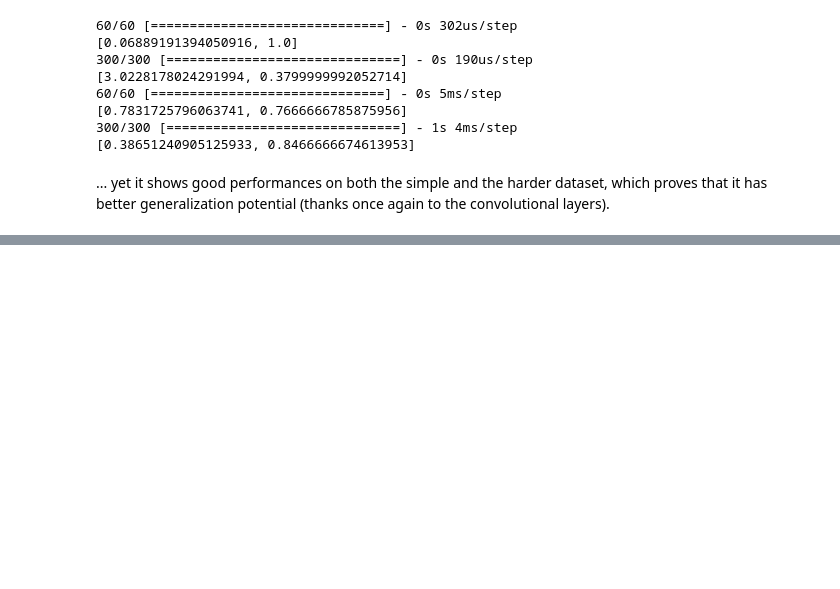
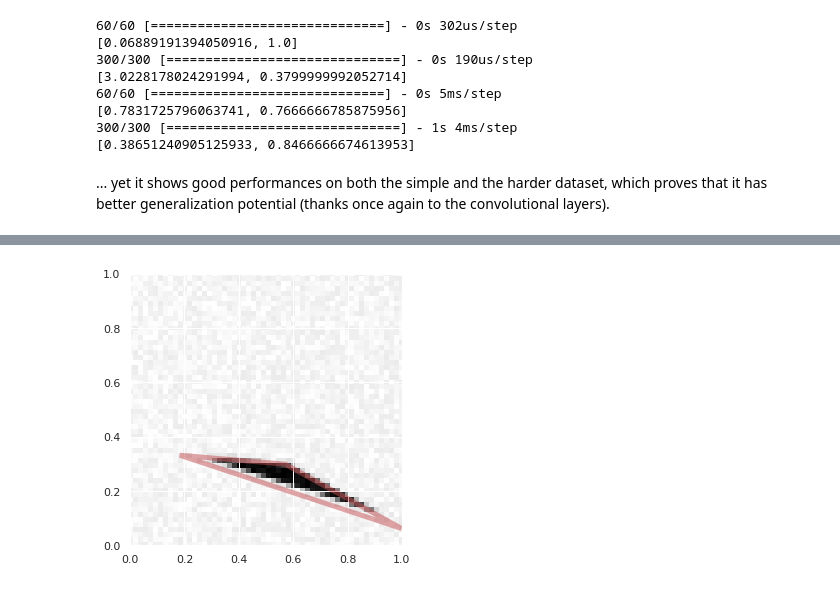
Before and after one commit to lgerrets/dl18-hw1, a Jupyter notebook: report.ipynb, the cells around one changed output, grey strips where cells are left out. Saved outputs shown, nothing was run; the diff lists cells and outputs as text; code cells hidden in the pictures; blank space fills up the shorter version.

Commit message:
Q6: regression problem
codes and answers for Q6

```diff
--- a/report.ipynb
+++ b/report.ipynb
@@ -261,0 +266,9 @@ print(model_cnn.evaluate(X_test_5,Y_test_5))
+# %%
+# generate a dataset
+[X_train_6, Y_train_6] = mp1.generate_dataset_regression(3000, 20)
+Y_mean_6 = Y_train_6.mean(axis=0)
+Y_std_6 = Y_train_6.std(axis=0)
+Y_train_6 = (Y_train_6 - Y_mean_6)/Y_std_6
+[X_test_6, Y_test_6] = mp1.generate_test_set_regression()
+Y_test_6 = (Y_test_6 - Y_mean_6)/Y_std_6
+print(Y_mean_6,Y_std_6)
@@ -261,0 +281,24 @@ print(model_cnn.evaluate(X_test_5,Y_test_5))
+# %%
+# we reorder the vertices so that a triangle has 1 unique associated representation (instead of 6)
+
+def reorder_vertices(coords):
+    """
+    Input: coords (?,6) = (x_1,y_1,x_2,y_2,x_3,y_3)
+    Output: new_coords (?,6) such as each new_coords[i,:] is a specific permutation of coords[i,:],
+            such as the same triangle is represented, but x are ordered in ascending order
+    """
+    n_samples = coords.shape[0]
+    new_coords = np.zeros((n_samples,6))
+    order = (2*coords[:,::2].argsort(axis=1))
+    new_coords[:,::2] = coords[list(list(k for _ in range(3)) for k in range(n_samples)),order]
+    new_coords[:,1::2] = coords[list(list(k for _ in range(3)) for k in range(n_samples)),order+1]
+    return new_coords
+
+Y_train_6 = reorder_vertices(Y_train_6)
+Y_test_6 = reorder_vertices(Y_test_6)
+# %%
+# vizualize 1 sample from the training set
+ind = 100
+mp1.visualize_prediction(X_train_6[ind], Y_train_6[ind]*Y_std_6+Y_mean_6)
+# %% [output]
+[figure, added]
```
Also changed, not shown: parts of 9 cells of this notebook.
